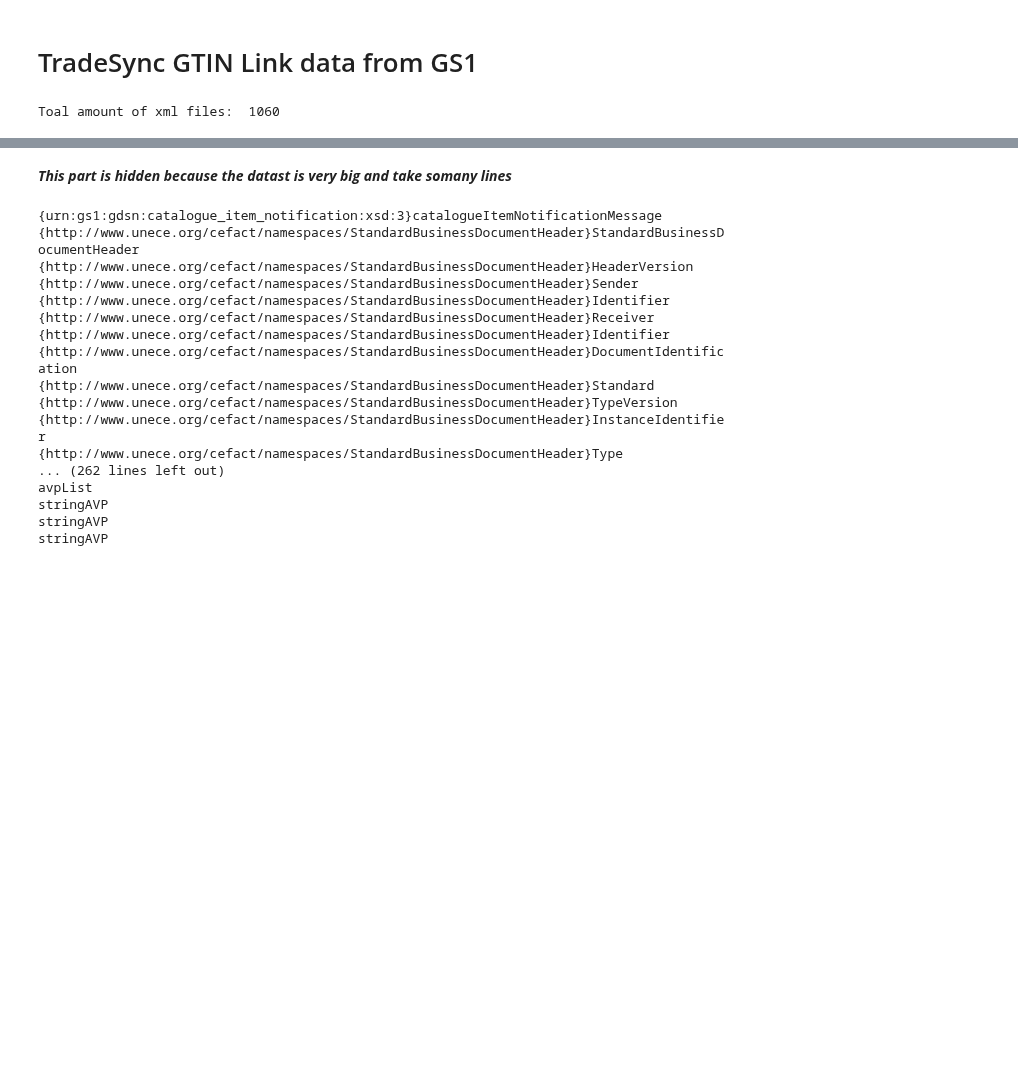
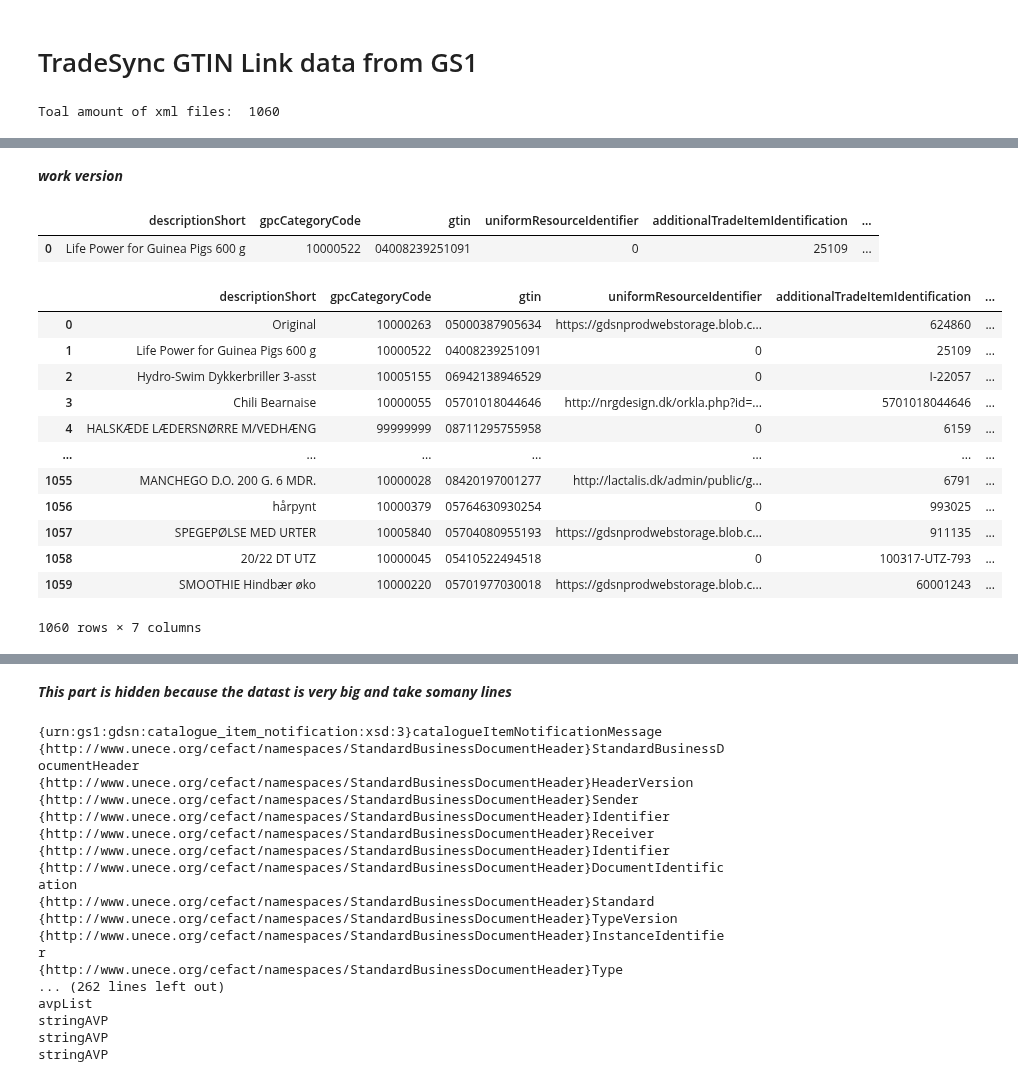
Before and after one commit to mrchapagain/ConsumerDataAnalytics, a Jupyter notebook: Data_Exploration.ipynb, the cells around one changed output, grey strips where cells are left out. Drawn from its saved outputs; the diff is of its cells as text; code cells hidden in the pictures; blank space fills up the shorter version.

```diff
--- a/Data_Exploration.ipynb
+++ b/Data_Exploration.ipynb
@@ -286,0 +303,55 @@ gs1_xml_reader(xmls[0])
+# %% [markdown]
+***work version***
+# %%
+# Funccction tot xtract data from xml files
+def gs1_xml_reader(file):
+  """This function will take xml file eand return GTIN and Brick code as key:value pair"""
+  tree = ET.parse(file)
+  root = tree.getroot()
+  keys_of_items_to_find= {"gtin", "gpcCategoryCode", "brandName", 'functionalName', 'descriptionShort', "additionalTradeItemIdentification", "uniformResourceIdentifier"}
+
+  #Lets start the dictionary to collecct items
+  dit= dict([(key,[0]) for key in keys_of_items_to_find])
+  df_xml= pd.DataFrame.from_dict(dit)
+
+  # Loop over the tags that make sense (from list above)
+  for list_item in keys_of_items_to_find:
+    # Again  looping to get the text value
+    for item in root.iter(list_item):
+      if item.text not in df_xml[list_item][:]:
+        #dit[list_item].append(item.text)
+        df_xml[list_item].iloc[-1:]= item.text
+
+  # Lets see what we have collected from the loop
+
+  return df_xml
+  #return dit
+
+gs1_xml_reader(xmls[1])
+# %% [output]
+|  | descriptionShort | gpcCategoryCode | gtin | uniformResourceIdentifier | additionalTradeItemIdentification | ... |
+| 0 | Life Power for Guinea Pigs 600 g | 10000522 | 04008239251091 | 0 | 25109 | ... |
+# %%
+# Lets loop over all the files and extract the GTIN code and associated Brick-codes
+
+dit= dict([(key,[0]) for key in keys_of_items_to_find])
+df_with_gtin_list = pd.DataFrame()
+
+for xml in xmls[:]:
+  df_with_gtin_list= df_with_gtin_list.append(gs1_xml_reader(xml), ignore_index = True)
+
+df_with_gtin_list
+# %% [output]
+|  | descriptionShort | gpcCategoryCode | gtin | uniformResourceIdentifier | additionalTradeItemIdentification | ... |
+| 0 | Original | 10000263 | 05000387905634 | https://gdsnprodwebstorage.blob.c... | 624860 | ... |
+| 1 | Life Power for Guinea Pigs 600 g | 10000522 | 04008239251091 | 0 | 25109 | ... |
+| 2 | Hydro-Swim Dykkerbriller 3-asst | 10005155 | 06942138946529 | 0 | I-22057 | ... |
+| 3 | Chili Bearnaise | 10000055 | 05701018044646 | http://nrgdesign.dk/orkla.php?id=... | 5701018044646 | ... |
+| 4 | HALSKÆDE LÆDERSNØRRE M/VEDHÆNG | 99999999 | 08711295755958 | 0 | 6159 | ... |
+| ... | ... | ... | ... | ... | ... | ... |
+| 1055 | MANCHEGO D.O. 200 G. 6 MDR. | 10000028 | 08420197001277 | http://lactalis.dk/admin/public/g... | 6791 | ... |
+| 1056 | hårpynt | 10000379 | 05764630930254 | 0 | 993025 | ... |
+| 1057 | SPEGEPØLSE MED URTER | 10005840 | 05704080955193 | https://gdsnprodwebstorage.blob.c... | 911135 | ... |
+| 1058 | 20/22 DT UTZ | 10000045 | 05410522494518 | 0 | 100317-UTZ-793 | ... |
+| 1059 | SMOOTHIE Hindbær øko | 10000220 | 05701977030018 | https://gdsnprodwebstorage.blob.c... | 60001243 | ... |
+1060 rows × 7 columns
```
Also changed, not shown: parts of 9 cells of this notebook.
